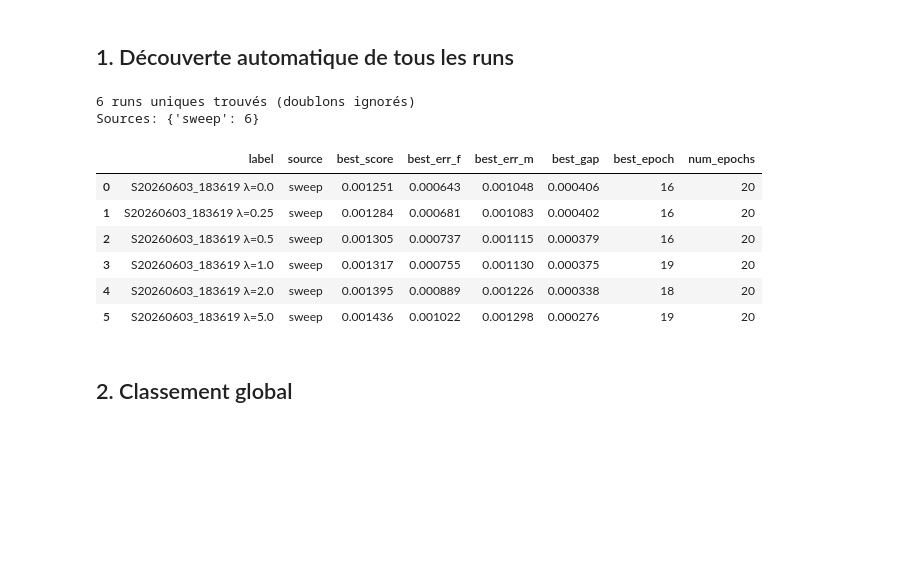
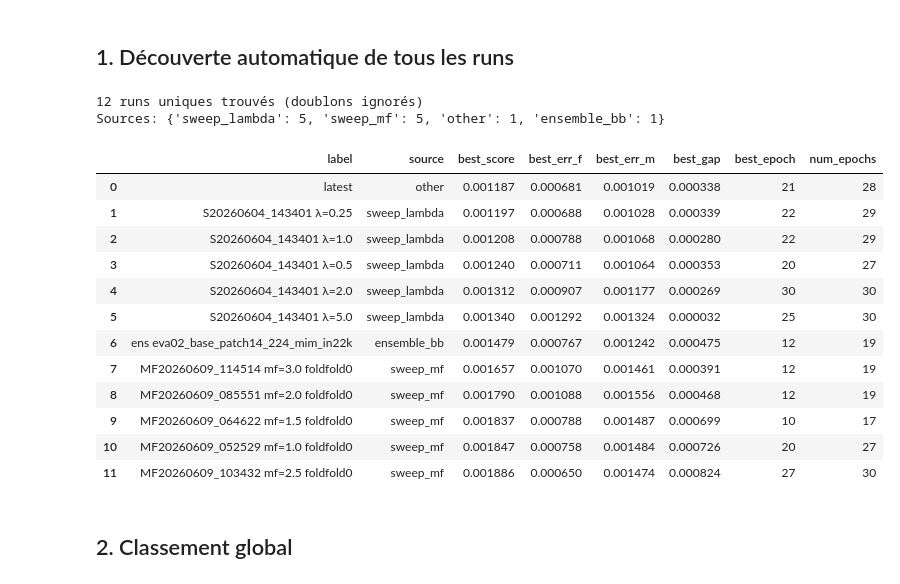
Before and after one commit to leoivars31/Data-Challenge-Telecom-Paris-Face-Occlusion, a Jupyter notebook: notebooks/compare_models.ipynb, the cells around one changed output. Cells and saved outputs as stored; diff of their text form; code cells hidden in the pictures; blank space fills up the shorter version.

```diff
--- a/notebooks/compare_models.ipynb
+++ b/notebooks/compare_models.ipynb
@@ -49,60 +49,80 @@ def file_hash(path):
     with open(path, "rb") as f:
         return hashlib.md5(f.read()).hexdigest()
 
-# --- Collect all runs, dedup by hash ---
+# --- Collect all runs (no dedup) ---
 all_runs = []
-seen_hashes = set()
 
-for history_path in sorted(glob.glob(os.path.join(CKPT_ROOT, "**", "history.json"), recursive=True)):
-    h = file_hash(history_path)
-    if h in seen_hashes:
-        continue
-    seen_hashes.add(h)
+for history_path in sorted(glob.glob(os.path.join(CKPT_ROOT, "**", "history*.json"), recursive=True)):
+    print(f"  Found: {history_path}")
 
     run_dir = os.path.dirname(history_path)
     rel = os.path.relpath(run_dir, CKPT_ROOT)
 
     # Determine source type and label
     parts = rel.split(os.sep)
+    basename = os.path.basename(history_path).replace("history", "").replace(".json", "").strip("_")
+    fold_suffix = f" fold{basename}" if basename else ""
+
     if "lambda_" in rel:
-        sweep_name = parts[0]  # e.g. sweep_20260603_183619
+        sweep_name = parts[0]
         lam = parts[1].replace("lambda_", "")
-        source = "sweep"
+        source = "sweep_lambda"
         label = f"{sweep_name.replace('sweep_', 'S')} λ={lam}"
         group = sweep_name
-    elif "run_" in rel:
+    elif parts[0].startswith("sweep_mf_"):
+        sweep_name = parts[0]
+        mf = parts[1].replace("mf_", "") if len(parts) > 1 else "?"
+        source = "sweep_mf"
+        label = f"{sweep_name.replace('sweep_mf_', 'MF')} mf={mf}{fold_suffix}"
+        group = sweep_name
+    elif parts[0].startswith("kfold_"):
+        source = "kfold"
+        label = f"{parts[0].replace('kfold_', 'K')}{fold_suffix}"
+        group = parts[0]
+    elif parts[0].startswith("ensemble_bb_"):
+        source = "ensemble_bb"
+        backbone = parts[1] if len(parts) > 1 else "?"
+        label = f"ens {backbone.split('.')[0]}{fold_suffix}"
+        group = parts[0]
+    elif parts[0].startswith("run_"):
         source = "run"
-        label = rel.replace('run_', 'R')
-        group = rel
+        label = parts[0].replace("run_", "R") + fold_suffix
+        group = parts[0]
     else:
         source = "other"
-        label = rel
-        group = rel
+        label = rel + fold_suffix
+        group = parts[0]
 
     run_data = load_run(history_path)
     run_data.update({
         "dir": run_dir,
         "source": source,
         "label": label,
         "group": group,
     })
     all_runs.append(run_data)
 
 df = pd.DataFrame([{k: v for k, v in r.items() if k != "history"} for r in all_runs])
 df = df.sort_values("best_score").reset_index(drop=True)
-print(f"{len(all_runs)} runs uniques trouvés (doublons ignorés)")
+print(f"{len(all_runs)} runs trouvés")
 print(f"Sources: {df['source'].value_counts().to_dict()}")
 df[["label", "source", "best_score", "best_err_f", "best_err_m", "best_gap", "best_epoch", "num_epochs"]]
 # %% [output]
-6 runs uniques trouvés (doublons ignorés)
-Sources: {'sweep': 6}
+12 runs uniques trouvés (doublons ignorés)
+Sources: {'sweep_lambda': 5, 'sweep_mf': 5, 'other': 1, 'ensemble_bb': 1}
 |  | label | source | best_score | best_err_f | best_err_m | best_gap | best_epoch | num_epochs |
-| 0 | S20260603_183619 λ=0.0 | sweep | 0.001251 | 0.000643 | 0.001048 | 0.000406 | 16 | 20 |
-| 1 | S20260603_183619 λ=0.25 | sweep | 0.001284 | 0.000681 | 0.001083 | 0.000402 | 16 | 20 |
-| 2 | S20260603_183619 λ=0.5 | sweep | 0.001305 | 0.000737 | 0.001115 | 0.000379 | 16 | 20 |
-| 3 | S20260603_183619 λ=1.0 | sweep | 0.001317 | 0.000755 | 0.001130 | 0.000375 | 19 | 20 |
-| 4 | S20260603_183619 λ=2.0 | sweep | 0.001395 | 0.000889 | 0.001226 | 0.000338 | 18 | 20 |
-| 5 | S20260603_183619 λ=5.0 | sweep | 0.001436 | 0.001022 | 0.001298 | 0.000276 | 19 | 20 |
+| 0 | latest | other | 0.001187 | 0.000681 | 0.001019 | 0.000338 | 21 | 28 |
+| 1 | S20260604_143401 λ=0.25 | sweep_lambda | 0.001197 | 0.000688 | 0.001028 | 0.000339 | 22 | 29 |
+| 2 | S20260604_143401 λ=1.0 | sweep_lambda | 0.001208 | 0.000788 | 0.001068 | 0.000280 | 22 | 29 |
+| 3 | S20260604_143401 λ=0.5 | sweep_lambda | 0.001240 | 0.000711 | 0.001064 | 0.000353 | 20 | 27 |
+| 4 | S20260604_143401 λ=2.0 | sweep_lambda | 0.001312 | 0.000907 | 0.001177 | 0.000269 | 30 | 30 |
+| 5 | S20260604_143401 λ=5.0 | sweep_lambda | 0.001340 | 0.001292 | 0.001324 | 0.000032 | 25 | 30 |
+| 6 | ens eva02_base_patch14_224_mim_in22k | ensemble_bb | 0.001479 | 0.000767 | 0.001242 | 0.000475 | 12 | 19 |
+| 7 | MF20260609_114514 mf=3.0 foldfold0 | sweep_mf | 0.001657 | 0.001070 | 0.001461 | 0.000391 | 12 | 19 |
+| 8 | MF20260609_085551 mf=2.0 foldfold0 | sweep_mf | 0.001790 | 0.001088 | 0.001556 | 0.000468 | 12 | 19 |
+| 9 | MF20260609_064622 mf=1.5 foldfold0 | sweep_mf | 0.001837 | 0.000788 | 0.001487 | 0.000699 | 10 | 17 |
+| 10 | MF20260609_052529 mf=1.0 foldfold0 | sweep_mf | 0.001847 | 0.000758 | 0.001484 | 0.000726 | 20 | 27 |
+| 11 | MF20260609_103432 mf=2.5 foldfold0 | sweep_mf | 0.001886 | 0.000650 | 0.001474 | 0.000824 | 27 | 30 |
 # %% [markdown]
 ## 2. Classement global
 # %%
```
Also changed, not shown: parts of 5 cells of this notebook, 7 other files.
